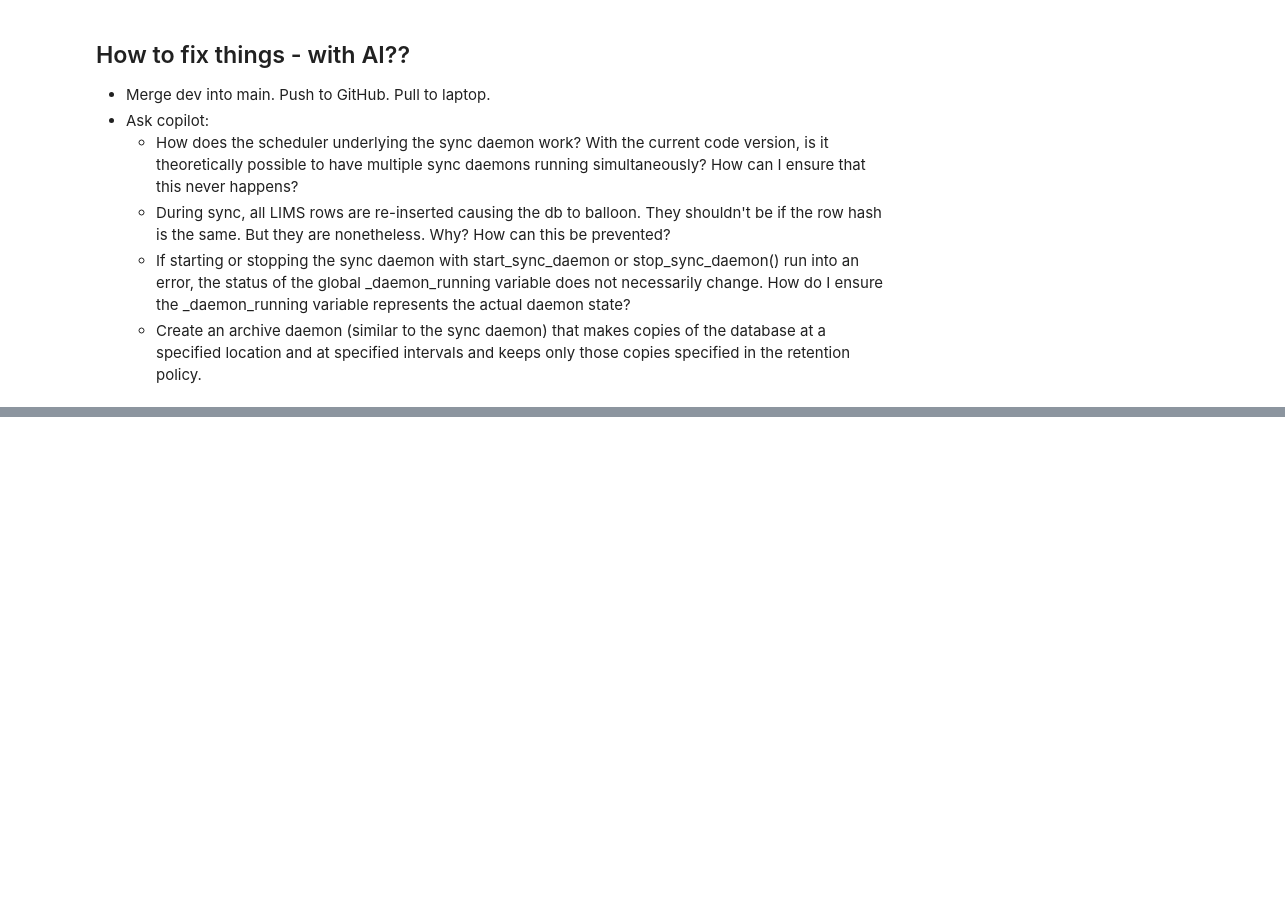
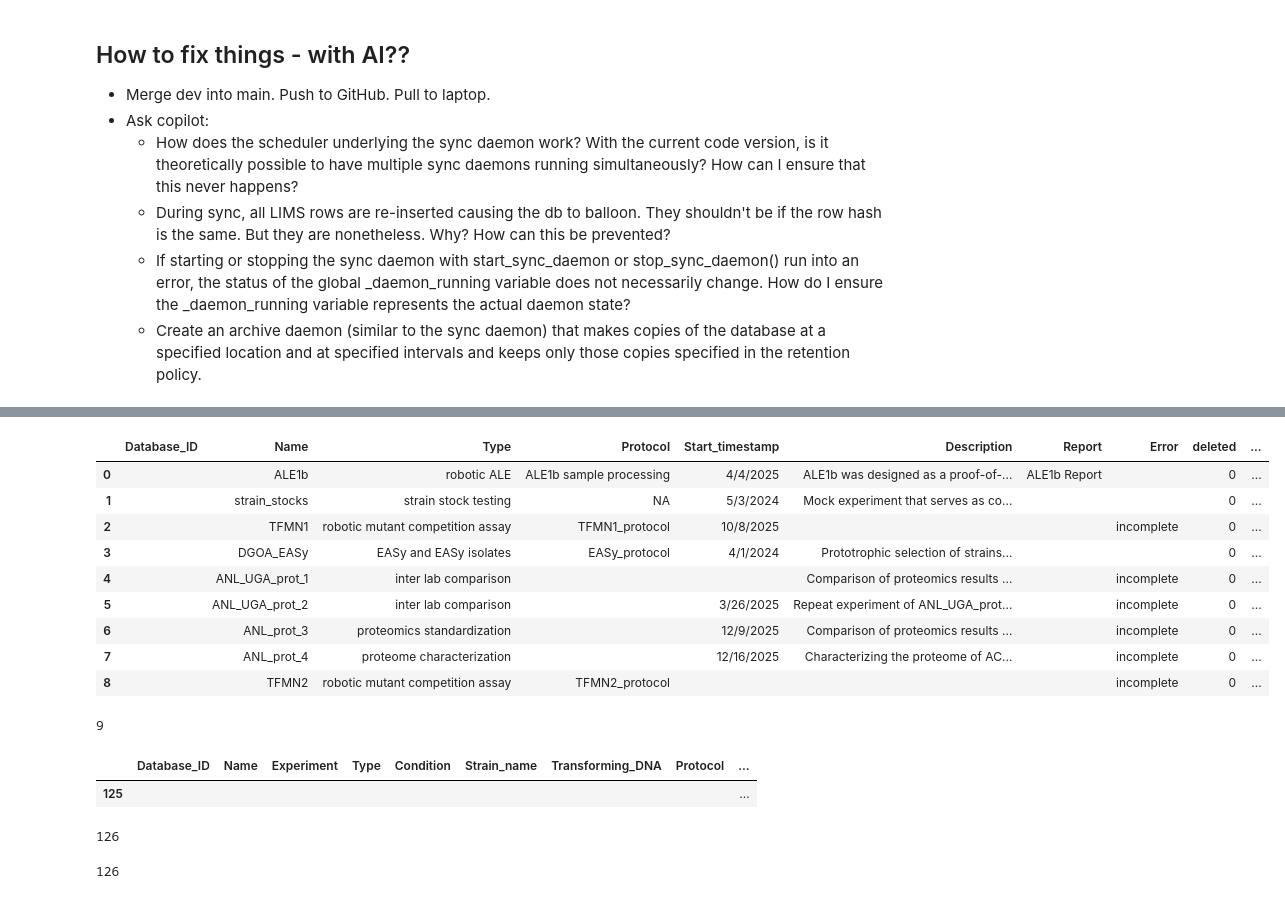
Before and after one commit to nspahr08/AISynbioPipeline, a Jupyter notebook: notebooks/Troubleshooting_backupDB_operations.ipynb, the cells around one changed output, grey strips where cells are left out. Drawn from its saved outputs; the diff is of its cells as text; code cells hidden in the pictures; blank space fills up the shorter version.

```diff
--- a/notebooks/Troubleshooting_backupDB_operations.ipynb
+++ b/notebooks/Troubleshooting_backupDB_operations.ipynb
@@ -30,0 +332,38 @@ Want to be able to
+# %%
+from aisynbiopipeline.limsapi.query import query_table
+import pandas as pd
+
+experiments = pd.DataFrame(query_table('Experiments'))
+experiments
+# %% [output]
+|  | Database_ID | Name | Type | Protocol | Start_timestamp | Description | Report | Error | deleted | ... |
+| 0 |  | ALE1b | robotic ALE | ALE1b sample processing | 4/4/2025 | ALE1b was designed as a proof-of-... | ALE1b Report |  | 0 | ... |
+| 1 |  | strain_stocks | strain stock testing | NA | 5/3/2024 | Mock experiment that serves as co... |  |  | 0 | ... |
+| 2 |  | TFMN1 | robotic mutant competition assay | TFMN1_protocol | 10/8/2025 |  |  | incomplete | 0 | ... |
+| 3 |  | DGOA_EASy | EASy and EASy isolates | EASy_protocol | 4/1/2024 | Prototrophic selection of strains... |  |  | 0 | ... |
+| 4 |  | ANL_UGA_prot_1 | inter lab comparison |  |  | Comparison of proteomics results ... |  | incomplete | 0 | ... |
+| 5 |  | ANL_UGA_prot_2 | inter lab comparison |  | 3/26/2025 | Repeat experiment of ANL_UGA_prot... |  | incomplete | 0 | ... |
+| 6 |  | ANL_prot_3 | proteomics standardization |  | 12/9/2025 | Comparison of proteomics results ... |  | incomplete | 0 | ... |
+| 7 |  | ANL_prot_4 | proteome characterization |  | 12/16/2025 | Characterizing the proteome of AC... |  | incomplete | 0 | ... |
+| 8 |  | TFMN2 | robotic mutant competition assay | TFMN2_protocol |  |  |  | incomplete | 0 | ... |
+# %%
+len(experiments)
+# %% [output]
+9
+# %%
+from aisynbiopipeline.limsapi.query import query_table
+import pandas as pd
+
+samples = pd.DataFrame(query_table('Samples'))
+samples.loc[samples['Name']== '']
+# %% [output]
+|  | Database_ID | Name | Experiment | Type | Condition | Strain_name | Transforming_DNA | Protocol | ... |
+| 125 |  |  |  |  |  |  |  |  | ... |
+# %%
+len(samples)
+# %% [output]
+126
+# %%
+samples.Name.nunique()
+# %% [output]
+126
```
Also changed, not shown: parts of 30 cells of this notebook.
